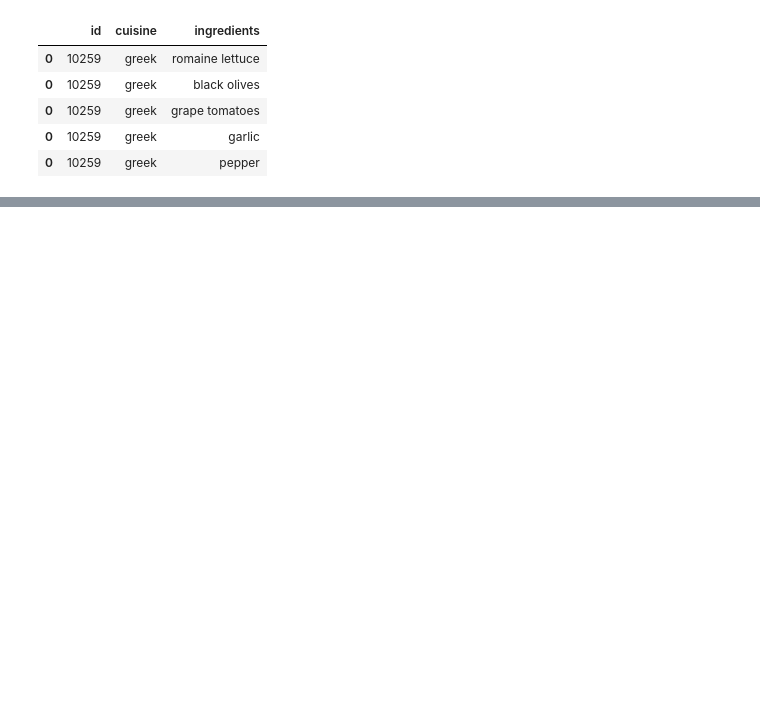
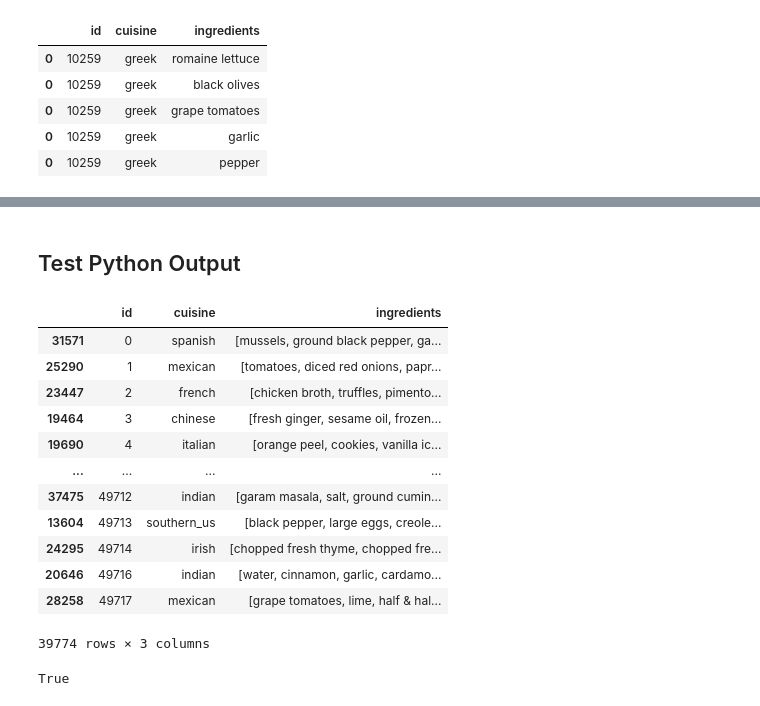
Before and after one commit to amichaelsen/cooking-cuisine-analysis, a Jupyter notebook: ohe_notebook.ipynb, the cells around one changed output, grey strips where cells are left out. Cells and saved outputs as stored; diff of their text form; code cells hidden in the pictures; blank space fills up the shorter version.

```diff
--- a/ohe_notebook.ipynb
+++ b/ohe_notebook.ipynb
@@ -58,0 +157,2 @@ ohe_cuisine_recipes(train.head())
+# %% [markdown]
+## Test Python Output
@@ -58,0 +161,20 @@ ohe_cuisine_recipes(train.head())
+# %%
+train.sort_values(by='id')
+# %% [output]
+|  | id | cuisine | ingredients |
+| 31571 | 0 | spanish | [mussels, ground black pepper, ga... |
+| 25290 | 1 | mexican | [tomatoes, diced red onions, papr... |
+| 23447 | 2 | french | [chicken broth, truffles, pimento... |
+| 19464 | 3 | chinese | [fresh ginger, sesame oil, frozen... |
+| 19690 | 4 | italian | [orange peel, cookies, vanilla ic... |
+| ... | ... | ... | ... |
+| 37475 | 49712 | indian | [garam masala, salt, ground cumin... |
+| 13604 | 49713 | southern_us | [black pepper, large eggs, creole... |
+| 24295 | 49714 | irish | [chopped fresh thyme, chopped fre... |
+| 20646 | 49716 | indian | [water, cinnamon, garlic, cardamo... |
+| 28258 | 49717 | mexican | [grape tomatoes, lime, half & hal... |
+39774 rows × 3 columns
+# %%
+set(train['id']) == set(train_enc['id'])
+# %% [output]
+True
```
Also changed, not shown: parts of 27 cells of this notebook, 2 other files.
